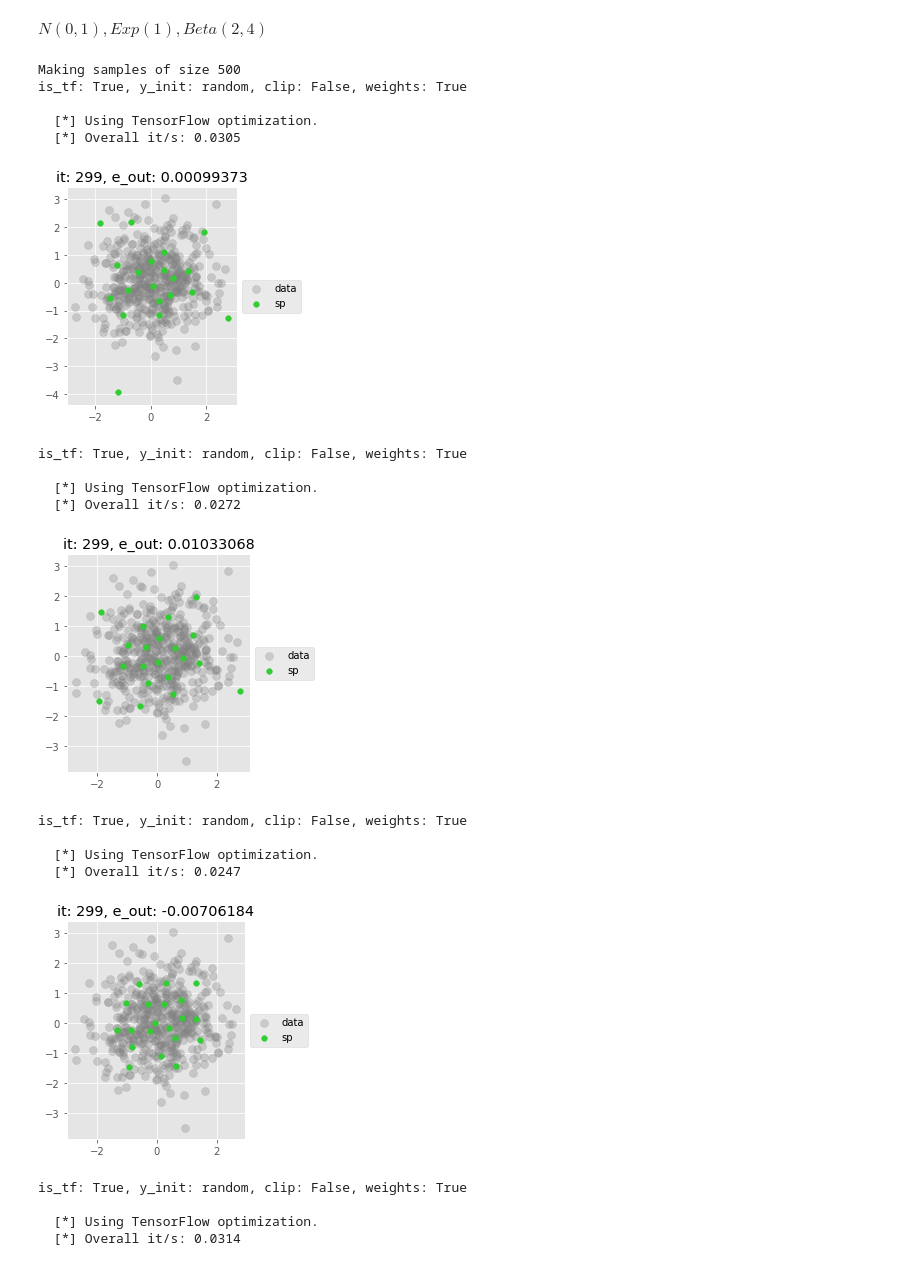
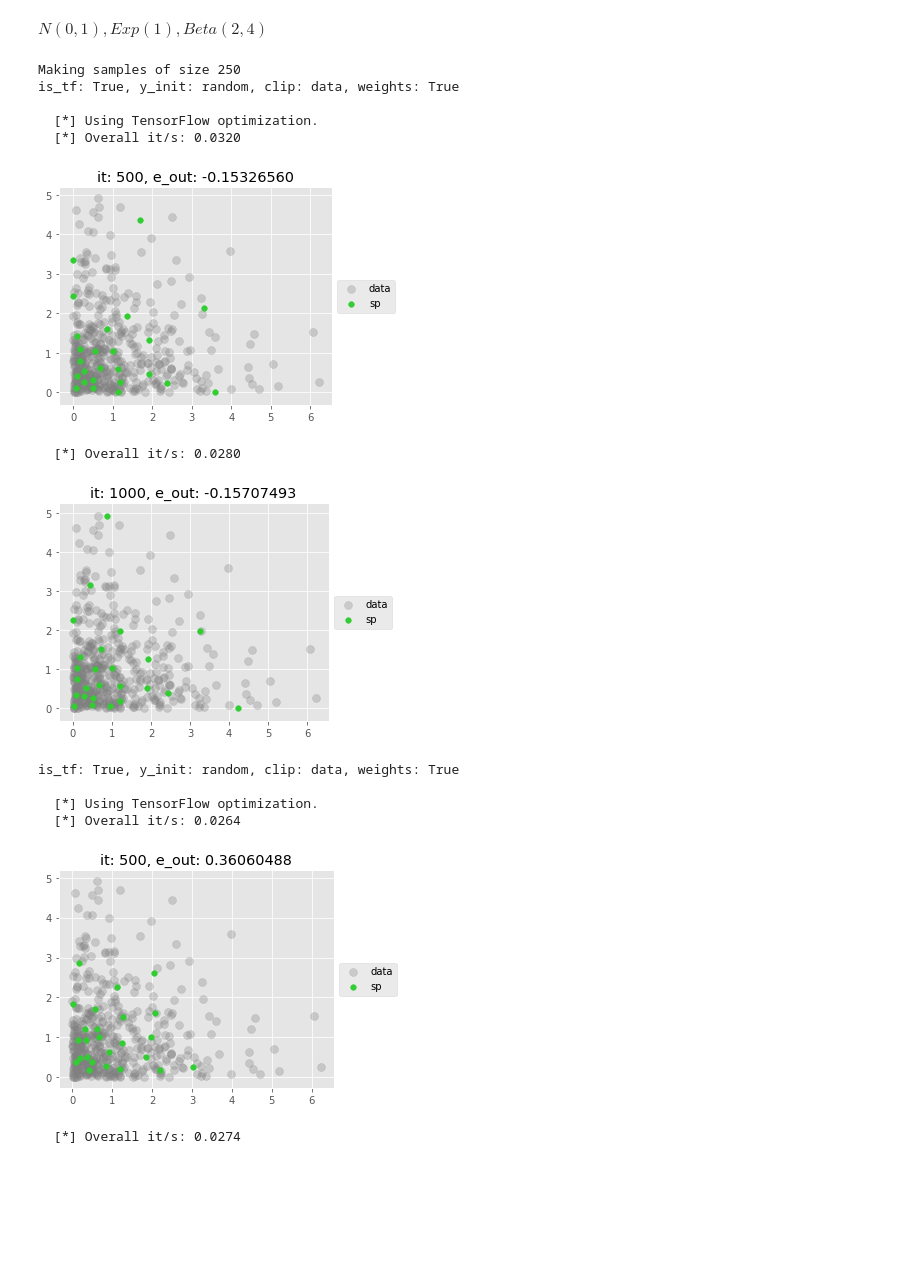
Before and after one commit to diesendruck/pv, a Jupyter notebook: mv_sp_privacy/src/sp_wlb.ipynb, the cells around one changed output. Drawn from its saved outputs; the diff is of its cells as text; code cells hidden in the pictures; blank space fills up the shorter version.

```diff
--- a/mv_sp_privacy/src/sp_wlb.ipynb
+++ b/mv_sp_privacy/src/sp_wlb.ipynb
@@ -37,12 +37,12 @@ ____
 # Set global constants.          # main1()
 IS_TF = True                     # Boolean. Use TensorFlow rather than analytical gradients.
 DATA_SOURCE = 'balog'            # ['balog', 'gaussian', 'gamma', 'beta']
-MAX_ITER = 301                   # Num iterations in each support point optimization. [301]
-LR = 0.01                        # Energy optimization learning rate. [1e-2]
+MAX_ITER = 301                  # Num iterations in each support point optimization. [301]
+LR = 0.01                         # Energy optimization learning rate. [5e-3]
 
-ENERGY_POWER = 1.                # Power for energy distance kernel.
-M = 200                          # Number of data points.
-N = 20                           # Number of support points.
+ENERGY_POWER = 2.                # Power for energy distance kernel.
+M = 500                          # Number of data points.
+N = 25                           # Number of support points.
 DIM = 2                          # Dimension of data.
 # %% [markdown]
 ___
@@ -142,7 +143,7 @@ exp1_fn = lambda M: np.random.exponential(scale=1, size=(M, DIM))
 beta24_fn = lambda M: np.random.beta(a=2, b=4, size=(M, DIM))
 
 M = 500
-N = 20
-LR = 1e-2
-MAX_ITER = 300
-num_draws = 25
+N = 25
+LR = 5e-3
+MAX_ITER = 1001
+num_draws = 10
@@ -149,24 +156,18 @@ num_draws = 25
 # %%
 print('Making samples of size {}'.format(N * num_draws))
-eval_uncertainty(norm01_fn, M, N, DIM, LR, MAX_ITER, IS_TF, num_draws)
+eval_uncertainty(exp1_fn, M, N, DIM, 0.01, 1001, IS_TF, num_draws, plot=True)
 # %% [output]
-Making samples of size 500
-is_tf: True, y_init: random, clip: False, weights: True
+Making samples of size 250
+is_tf: True, y_init: random, clip: data, weights: True
 
   [*] Using TensorFlow optimization.
-  [*] Overall it/s: 0.0305
+  [*] Overall it/s: 0.0320
-[figure, old version]
+[figure, new version]
-is_tf: True, y_init: random, clip: False, weights: True
-
-  [*] Using TensorFlow optimization.
-  [*] Overall it/s: 0.0272
+  [*] Overall it/s: 0.0280
-[figure, old version]
+[figure, new version]
-is_tf: True, y_init: random, clip: False, weights: True
+is_tf: True, y_init: random, clip: data, weights: True
 
   [*] Using TensorFlow optimization.
-  [*] Overall it/s: 0.0247
+  [*] Overall it/s: 0.0264
-[figure, old version]
+[figure, new version]
-is_tf: True, y_init: random, clip: False, weights: True
-
-  [*] Using TensorFlow optimization.
-  [*] Overall it/s: 0.0314
+  [*] Overall it/s: 0.0274
```
Also changed, not shown: parts of 9 cells of this notebook, 2 other files.
